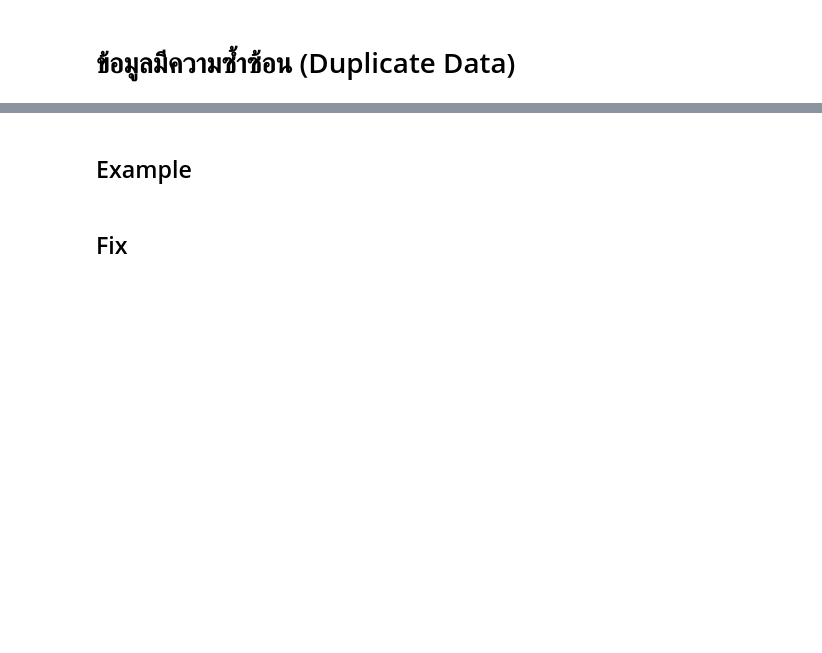
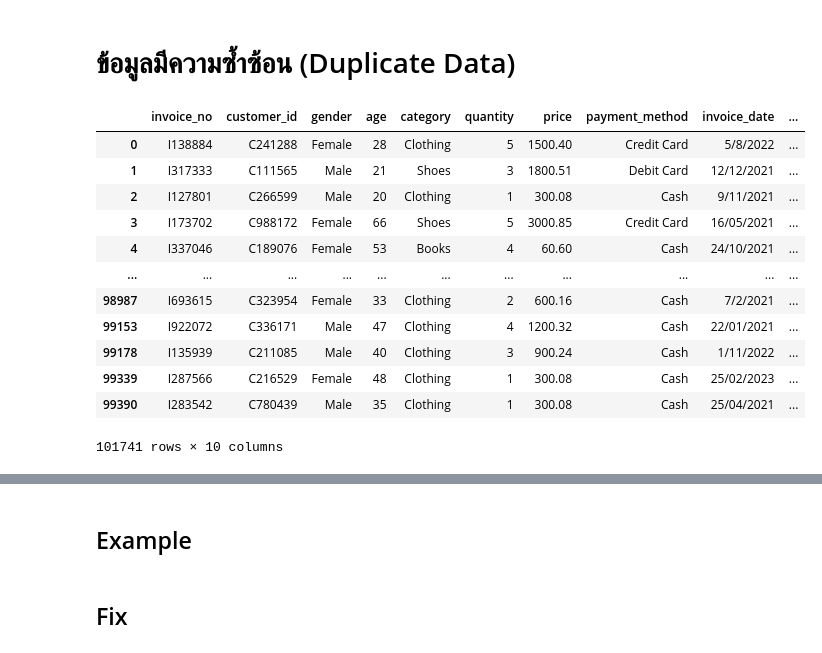
Before and after one commit to puttipongyy/BSC_DPDM23, a Jupyter notebook: Data_Preprocessing.ipynb, the cells around one changed output, grey strips where cells are left out. Saved outputs shown, nothing was run; the diff lists cells and outputs as text; code cells hidden in the pictures; blank space fills up the shorter version.

```diff
--- a/Data_Preprocessing.ipynb
+++ b/Data_Preprocessing.ipynb
@@ -248,2 +345,23 @@ quiz
 # %% [markdown]
 # ข้อมูลมีความซ้ำซ้อน (Duplicate Data)
+# %%
+willbe_dup = shopping_data[(shopping_data['category'] == 'Clothing') &
+ (shopping_data['payment_method'] == 'Cash') &
+ (shopping_data['shopping_mall'] == 'Metrocity')]
+# %%
+new_shopping_dup = pd.concat([shopping_data,willbe_dup])
+new_shopping_dup
+# %% [output]
+|  | invoice_no | customer_id | gender | age | category | quantity | price | payment_method | invoice_date | ... |
+| 0 | I138884 | C241288 | Female | 28 | Clothing | 5 | 1500.40 | Credit Card | 5/8/2022 | ... |
+| 1 | I317333 | C111565 | Male | 21 | Shoes | 3 | 1800.51 | Debit Card | 12/12/2021 | ... |
+| 2 | I127801 | C266599 | Male | 20 | Clothing | 1 | 300.08 | Cash | 9/11/2021 | ... |
+| 3 | I173702 | C988172 | Female | 66 | Shoes | 5 | 3000.85 | Credit Card | 16/05/2021 | ... |
+| 4 | I337046 | C189076 | Female | 53 | Books | 4 | 60.60 | Cash | 24/10/2021 | ... |
+| ... | ... | ... | ... | ... | ... | ... | ... | ... | ... | ... |
+| 98987 | I693615 | C323954 | Female | 33 | Clothing | 2 | 600.16 | Cash | 7/2/2021 | ... |
+| 99153 | I922072 | C336171 | Male | 47 | Clothing | 4 | 1200.32 | Cash | 22/01/2021 | ... |
+| 99178 | I135939 | C211085 | Male | 40 | Clothing | 3 | 900.24 | Cash | 1/11/2022 | ... |
+| 99339 | I287566 | C216529 | Female | 48 | Clothing | 1 | 300.08 | Cash | 25/02/2023 | ... |
+| 99390 | I283542 | C780439 | Male | 35 | Clothing | 1 | 300.08 | Cash | 25/04/2021 | ... |
+101741 rows × 10 columns
```
Also changed, not shown: parts of 26 cells of this notebook.
